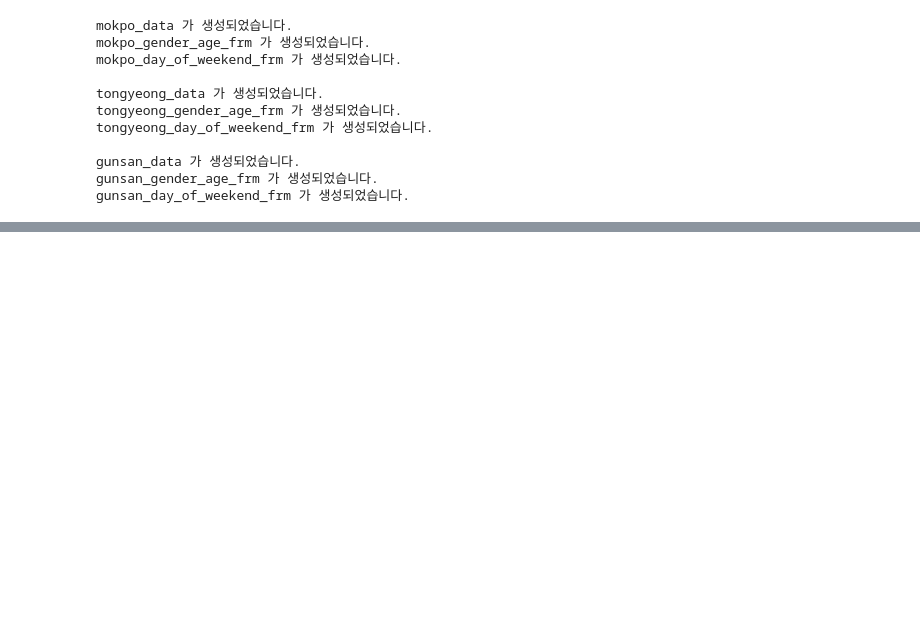
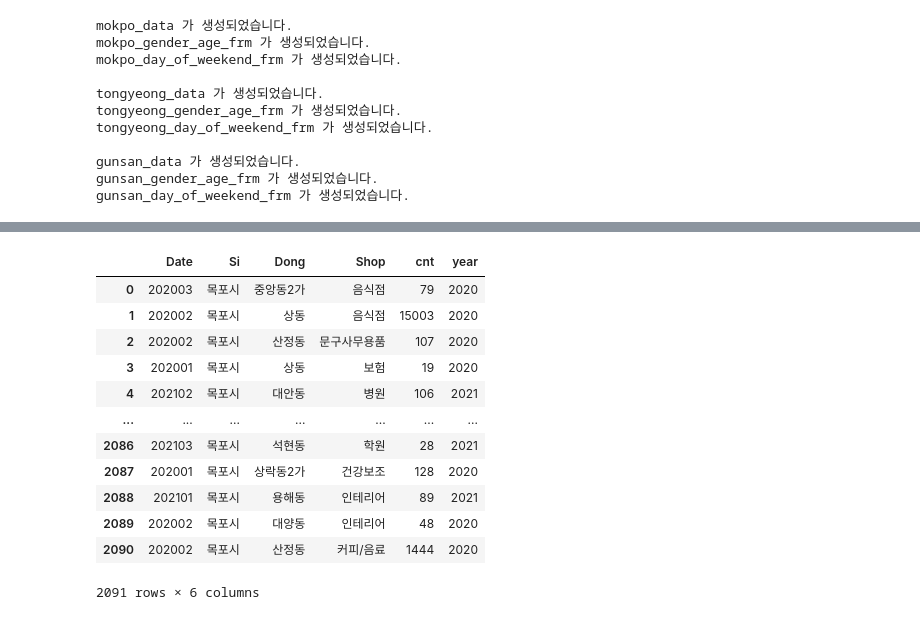
Before and after one commit to JUICE-JinHyeong/multicampus_final_First, a Jupyter notebook: pratice_project/JinHyeong/samsung_card_slicing.ipynb, the cells around one changed output, grey strips where cells are left out. Saved outputs shown, nothing was run; the diff lists cells and outputs as text; code cells hidden in the pictures; blank space fills up the shorter version.

```diff
--- a/pratice_project/JinHyeong/samsung_card_slicing.ipynb
+++ b/pratice_project/JinHyeong/samsung_card_slicing.ipynb
@@ -64,0 +154,27 @@ gunsan_day_of_weekend_frm 가 생성되었습니다.
+# %%
+mokpo_data['Date'] = mokpo_data['Date'].astype(str)
+# %%
+test_mokpo_data = mokpo_data.copy()
+# %%
+# 21년 1분기만 꺼내자.
+# mokpo_spot_subset_frm = mokpo_data[mokpo_data['Date'].str[:4] == '2021']
+lst = []
+for i in mokpo_data['Date'] :
+    #print(i[:4])
+    lst.append(i[:4])
+test_mokpo_data['year'] = lst
+test_mokpo_data
+# %% [output]
+|  | Date | Si | Dong | Shop | cnt | year |
+| 0 | 202003 | 목포시 | 중앙동2가 | 음식점 | 79 | 2020 |
+| 1 | 202002 | 목포시 | 상동 | 음식점 | 15003 | 2020 |
+| 2 | 202002 | 목포시 | 산정동 | 문구사무용품 | 107 | 2020 |
+| 3 | 202001 | 목포시 | 상동 | 보험 | 19 | 2020 |
+| 4 | 202102 | 목포시 | 대안동 | 병원 | 106 | 2021 |
+| ... | ... | ... | ... | ... | ... | ... |
+| 2086 | 202103 | 목포시 | 석현동 | 학원 | 28 | 2021 |
+| 2087 | 202001 | 목포시 | 상락동2가 | 건강보조 | 128 | 2020 |
+| 2088 | 202101 | 목포시 | 용해동 | 인테리어 | 89 | 2021 |
+| 2089 | 202002 | 목포시 | 대양동 | 인테리어 | 48 | 2020 |
+| 2090 | 202002 | 목포시 | 산정동 | 커피/음료 | 1444 | 2020 |
+2091 rows × 6 columns
```
Also changed, not shown: parts of 9 cells of this notebook.
